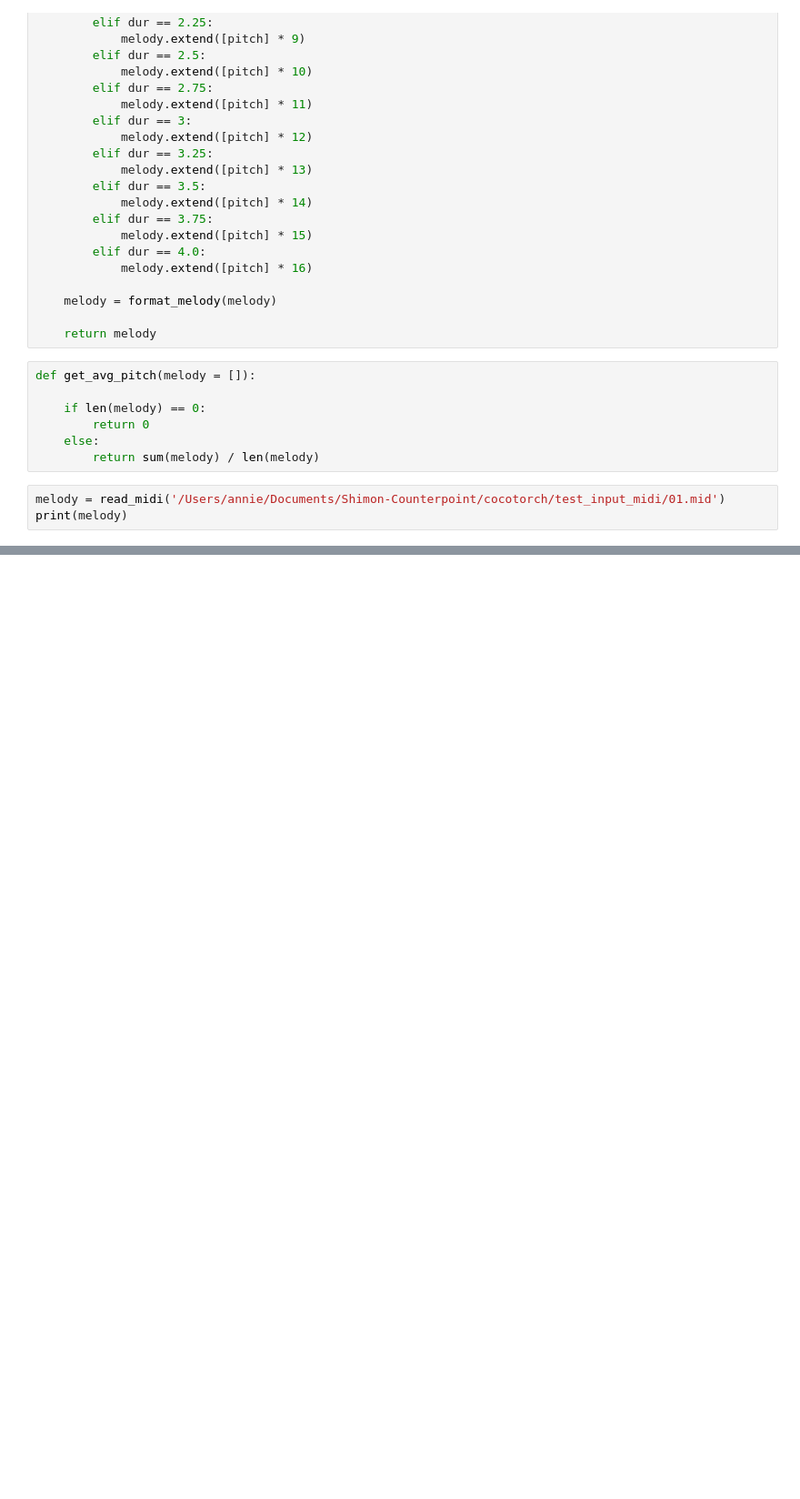
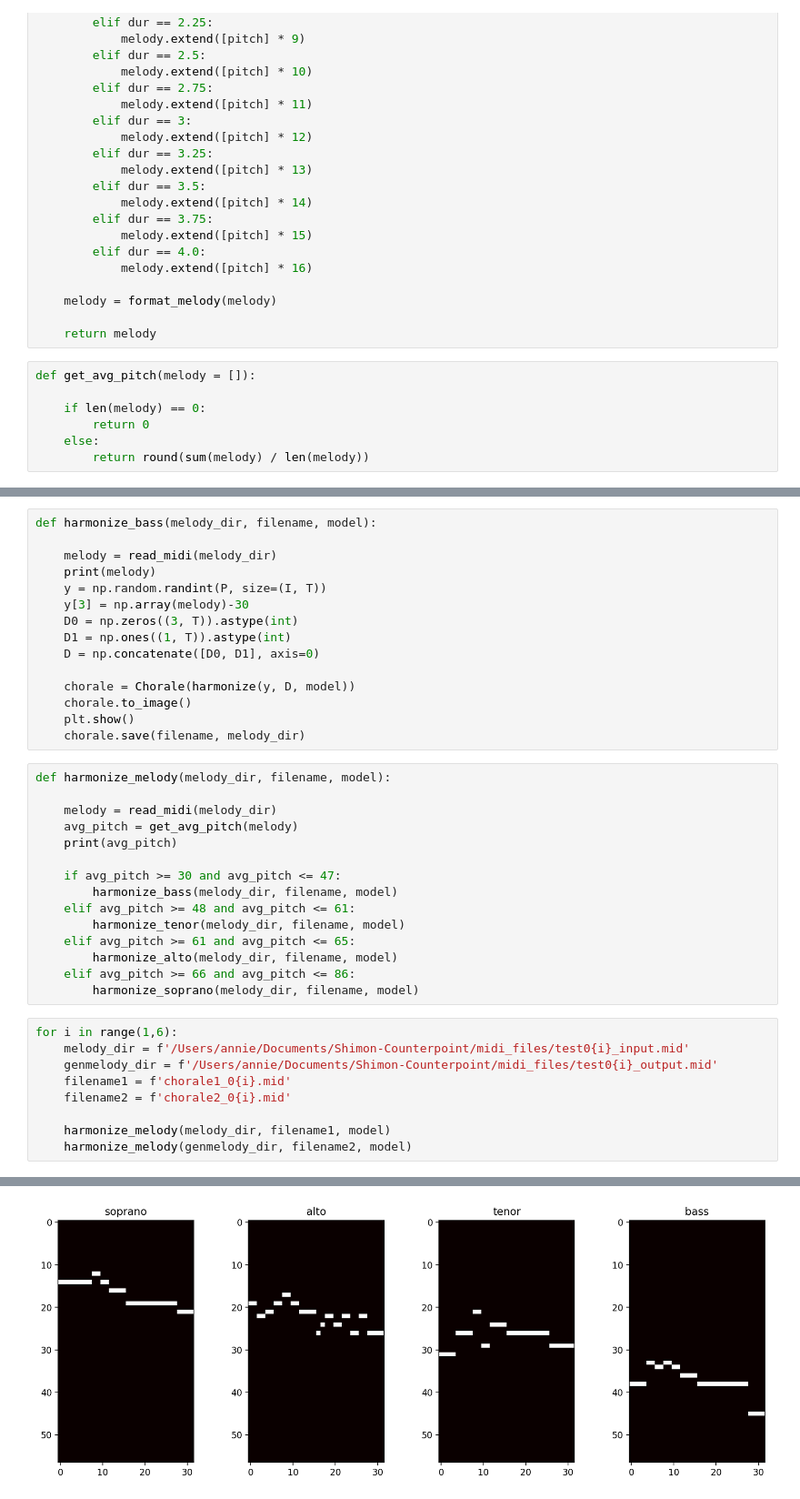
Before and after one commit to dbb1019/Shimon-Counterpoint, a Jupyter notebook: cocotorch/Coconet.ipynb, the cells around one changed output, grey strips where cells are left out. Shown: that part at 91% size. Cells and saved outputs as stored; diff of their text form; blank space fills up the shorter version.

```diff
--- a/cocotorch/Coconet.ipynb
+++ b/cocotorch/Coconet.ipynb
@@ -413,7 +483,4 @@ def get_avg_pitch(melody = []):
     if len(melody) == 0:
         return 0
     else:
-        return sum(melody) / len(melody)
+        return round(sum(melody) / len(melody))
-# %%
-melody = read_midi('/Users/annie/Documents/Shimon-Counterpoint/cocotorch/test_input_midi/01.mid')
-print(melody)
@@ -459,0 +536,40 @@ chorale.save()
+# %%
+def harmonize_bass(melody_dir, filename, model):
+
+    melody = read_midi(melody_dir)
+    print(melody)
+    y = np.random.randint(P, size=(I, T))
+    y[3] = np.array(melody)-30
+    D0 = np.zeros((3, T)).astype(int)
+    D1 = np.ones((1, T)).astype(int)
+    D = np.concatenate([D0, D1], axis=0)
+
+    chorale = Chorale(harmonize(y, D, model))
+    chorale.to_image()
+    plt.show()
+    chorale.save(filename, melody_dir)
+# %%
+def harmonize_melody(melody_dir, filename, model):
+
+    melody = read_midi(melody_dir)
+    avg_pitch = get_avg_pitch(melody)
+    print(avg_pitch)
+
+    if avg_pitch >= 30 and avg_pitch <= 47:
+        harmonize_bass(melody_dir, filename, model)
+    elif avg_pitch >= 48 and avg_pitch <= 61:
+        harmonize_tenor(melody_dir, filename, model)
+    elif avg_pitch >= 61 and avg_pitch <= 65:
+        harmonize_alto(melody_dir, filename, model)
+    elif avg_pitch >= 66 and avg_pitch <= 86:
+        harmonize_soprano(melody_dir, filename, model)
+# %%
+for i in range(1,6):
+    melody_dir = f'/Users/annie/Documents/Shimon-Counterpoint/midi_files/test0{i}_input.mid'
+    genmelody_dir = f'/Users/annie/Documents/Shimon-Counterpoint/midi_files/test0{i}_output.mid'
+    filename1 = f'chorale1_0{i}.mid'
+    filename2 = f'chorale2_0{i}.mid'
+
+    harmonize_melody(melody_dir, filename1, model)
+    harmonize_melody(genmelody_dir, filename2, model)
+# %% [output]
@@ -459,0 +578 @@ chorale.save()
+[figure, added]
```
Also changed, not shown: parts of 9 cells of this notebook, 48 other files.
